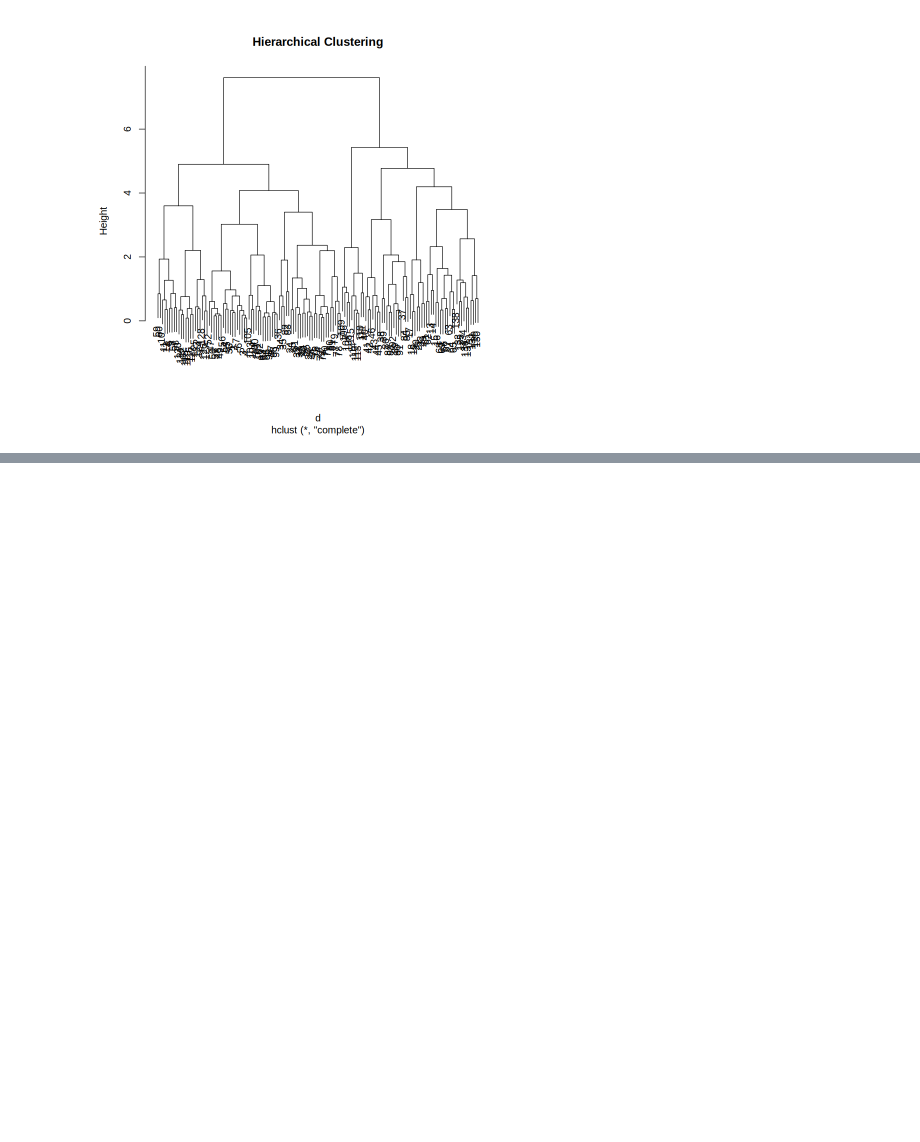
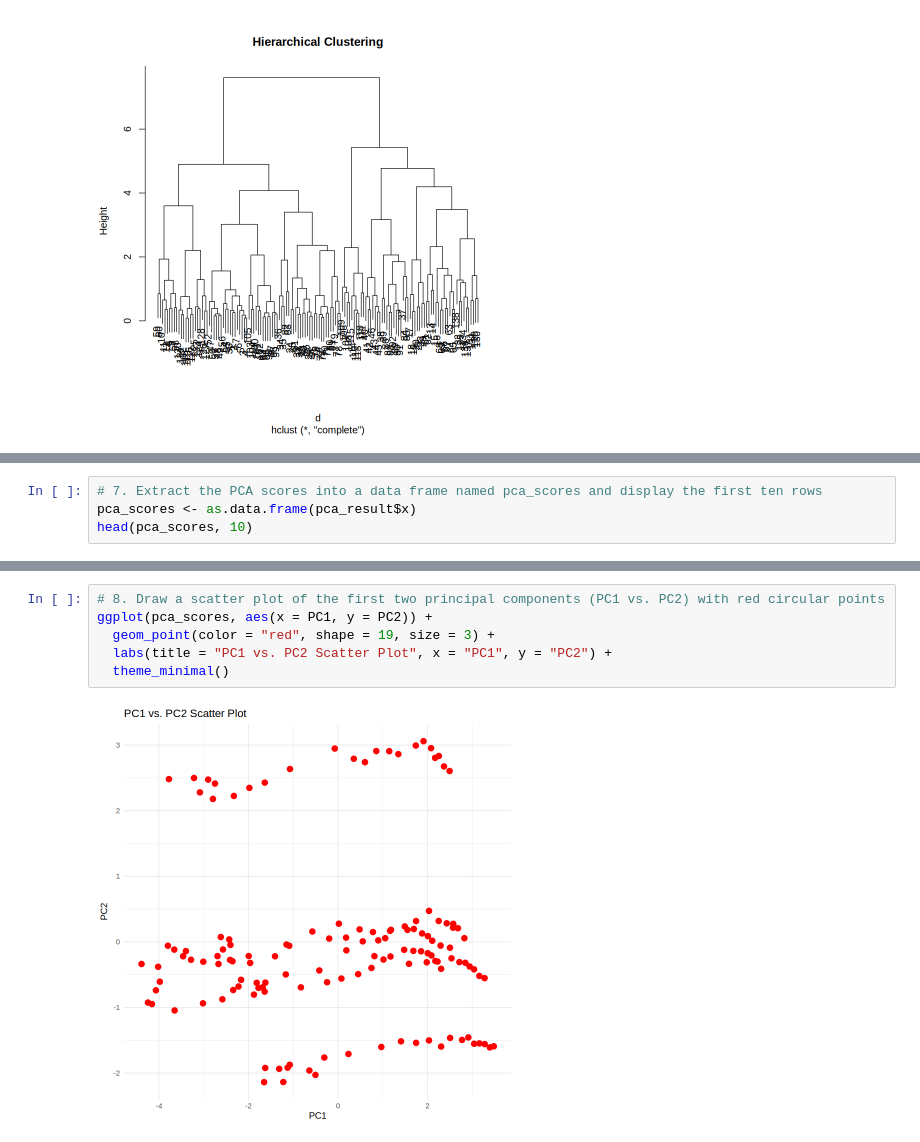
Before and after one commit to RosalynYeldo/Rosalyn-P-Yeldo, a Jupyter notebook: Untitled3.ipynb, the cells around one changed output, grey strips where cells are left out. Saved outputs shown, nothing was run; the diff lists cells and outputs as text; blank space fills up the shorter version.

```diff
--- a/Untitled3.ipynb
+++ b/Untitled3.ipynb
@@ -822,0 +890,4 @@ cluster
+# %%
+# 7. Extract the PCA scores into a data frame named pca_scores and display the first ten rows
+pca_scores <- as.data.frame(pca_result$x)
+head(pca_scores, 10)
@@ -822,0 +908,8 @@ cluster
+# %%
+# 8. Draw a scatter plot of the first two principal components (PC1 vs. PC2) with red circular points
+ggplot(pca_scores, aes(x = PC1, y = PC2)) +
+  geom_point(color = "red", shape = 19, size = 3) +
+  labs(title = "PC1 vs. PC2 Scatter Plot", x = "PC1", y = "PC2") +
+  theme_minimal()
+# %% [output]
+[figure, added]
```
Also changed, not shown: parts of 8 cells of this notebook.
